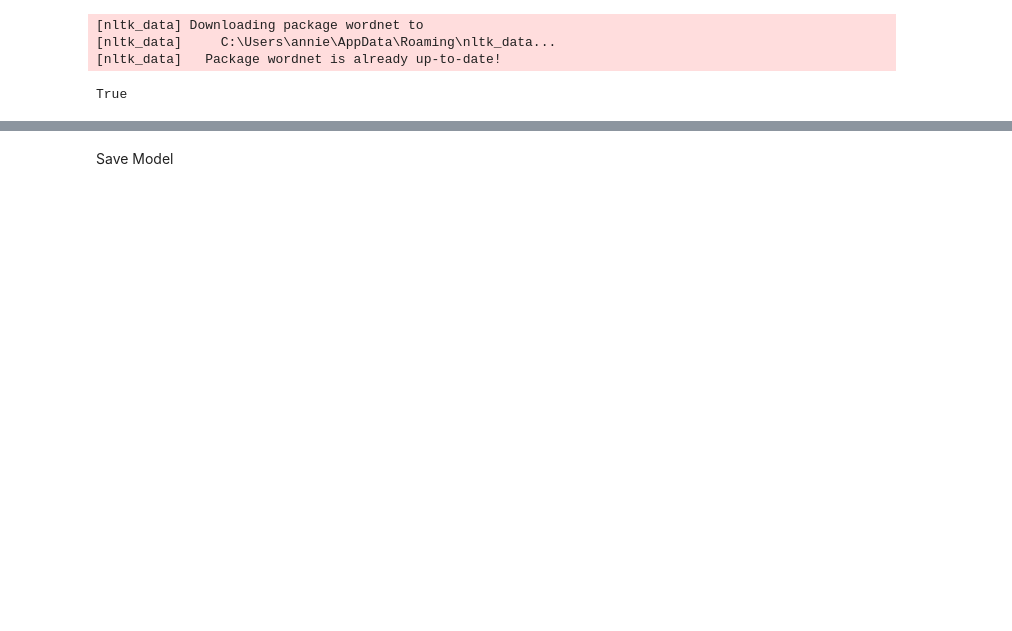
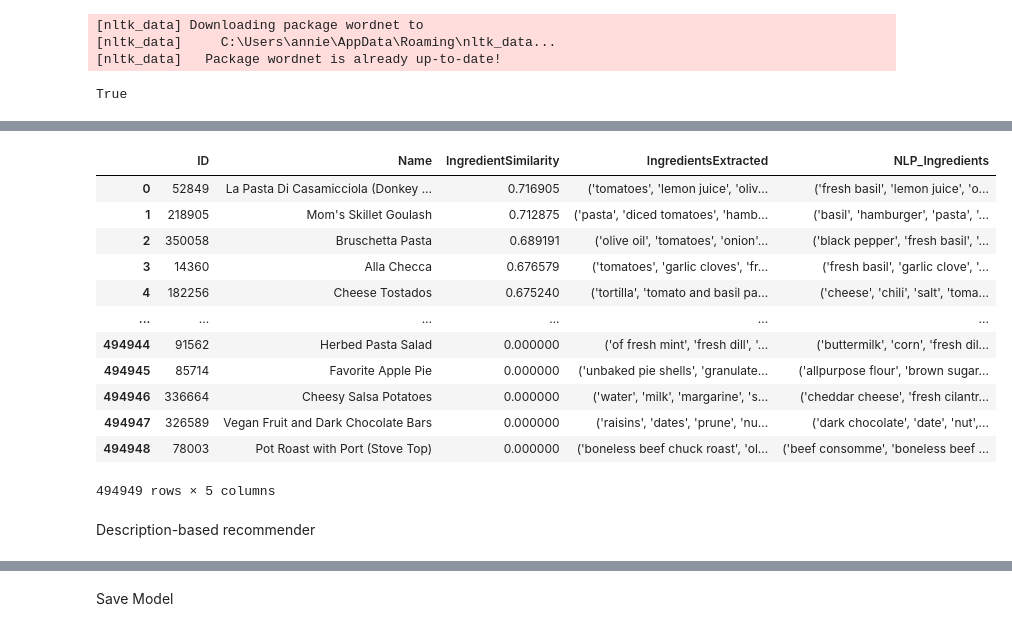
Before and after one commit to Jguan10/Dishcovery, a Jupyter notebook: recommender copy.ipynb, the cells around one changed output, grey strips where cells are left out. Drawn from its saved outputs; the diff is of its cells as text; code cells hidden in the pictures; blank space fills up the shorter version.

Commit message:
updates to recommender

```diff
--- a/recommender copy.ipynb
+++ b/recommender copy.ipynb
@@ -39,4 +47,4 @@ def lemmatize_list(list):
 tfidf_matrix = scipy.sparse.load_npz('models/tfidf_matrix.npz')
 with open('models/tfidf_vectorizer.pkl', 'rb') as f:
     vectorizer = pickle.load(f)
-data = pd.read_csv('Data/recipes_food_com_embeddedtexts.csv')
+df = pd.read_csv('Data/recipes_food_com_combinedinfo.csv')
@@ -47,10 +59,6 @@ Test combined cleaned data
 # %%
 # ingredients based recommender
-# Initialize NearestNeighbors model and fit on the tfidf_matrix
-nearest_neighbors = NearestNeighbors(metric='cosine', algorithm='brute')
-nearest_neighbors.fit(tfidf_matrix)
-
-def recommend_by_ingredients(preferred_ingredients, top_n=5, excluded_ingredients=None):
+def recommend_by_ingredients(ingredients_list, excluded_ingredients=None):
     if excluded_ingredients is None:
         excluded_ingredients = []
     # if excluded_ingredients is a string, convert to list
@@ -58,16 +66,16 @@ def recommend_by_ingredients(preferred_ingredients, top_n=5, excluded_ingredient
         excluded_ingredients = excluded_ingredients.lower().split(', ')
 
     # preprocess input by lemmatizing
-    lemmatized_ingredients = lemmatize_string(preferred_ingredients)
+    lemmatized_ingredients = lemmatize_string(ingredients_list)
 
     # Transform the user's input ingredients into the vector space
     user_vector = vectorizer.transform([lemmatized_ingredients])
 
     # Find the top N nearest neighbors
-    distances, indices = nearest_neighbors.kneighbors(user_vector, n_neighbors=top_n)
+    distances, indices = nearest_neighbors.kneighbors(user_vector, n_neighbors=df.shape[0])
 
     # Retrieve recommended recipes and their similarity scores
-    recommendations = data.iloc[indices[0]].copy()
+    recommendations = df.iloc[indices[0]].copy()
     recommendations['IngredientSimilarity'] = 1 - distances[0]  # Similarity = 1 - distance (cosine)
 
     # filter out recipes containing excluded ingredients
@@ -78,6 +86,6 @@ def recommend_by_ingredients(preferred_ingredients, top_n=5, excluded_ingredient
                 return True
         return False
 
-    recommendations = recommendations[~recommendations['NLP_Ingredients'].apply(contains_excluded)]
+    recommendations = recommendations[~recommendations['NLP_Ingredients'].apply(contains_excluded)].reset_index()
 
-    return recommendations[['Name', 'Ingredient Similarity', 'IngredientsExtracted', 'NLP_Ingredients']]
+    return recommendations[['ID','Name', 'IngredientSimilarity', 'IngredientsExtracted', 'NLP_Ingredients']]
@@ -137,0 +92,20 @@ recommend(ingredients_list, excluded_ingredients=excluded_ingredients)
+# %%
+ingredients = 'tomato basil pasta'
+
+recommend_by_ingredients(ingredients)
+# %% [output]
+|  | ID | Name | IngredientSimilarity | IngredientsExtracted | NLP_Ingredients |
+| 0 | 52849 | La Pasta Di Casamicciola (Donkey ... | 0.716905 | ('tomatoes', 'lemon juice', 'oliv... | ('fresh basil', 'lemon juice', 'o... |
+| 1 | 218905 | Mom's Skillet Goulash | 0.712875 | ('pasta', 'diced tomatoes', 'hamb... | ('basil', 'hamburger', 'pasta', '... |
+| 2 | 350058 | Bruschetta Pasta | 0.689191 | ('olive oil', 'tomatoes', 'onion'... | ('black pepper', 'fresh basil', '... |
+| 3 | 14360 | Alla Checca | 0.676579 | ('tomatoes', 'garlic cloves', 'fr... | ('fresh basil', 'garlic clove', '... |
+| 4 | 182256 | Cheese Tostados | 0.675240 | ('tortilla', 'tomato and basil pa... | ('cheese', 'chili', 'salt', 'toma... |
+| ... | ... | ... | ... | ... | ... |
+| 494944 | 91562 | Herbed Pasta Salad | 0.000000 | ('of fresh mint', 'fresh dill', '... | ('buttermilk', 'corn', 'fresh dil... |
+| 494945 | 85714 | Favorite Apple Pie | 0.000000 | ('unbaked pie shells', 'granulate... | ('allpurpose flour', 'brown sugar... |
+| 494946 | 336664 | Cheesy Salsa Potatoes | 0.000000 | ('water', 'milk', 'margarine', 's... | ('cheddar cheese', 'fresh cilantr... |
+| 494947 | 326589 | Vegan Fruit and Dark Chocolate Bars | 0.000000 | ('raisins', 'dates', 'prune', 'nu... | ('dark chocolate', 'date', 'nut',... |
+| 494948 | 78003 | Pot Roast with Port (Stove Top) | 0.000000 | ('boneless beef chuck roast', 'ol... | ('beef consomme', 'boneless beef ... |
+494949 rows × 5 columns
+# %% [markdown]
+Description-based recommender
```
Also changed, not shown: parts of 28 cells of this notebook.
